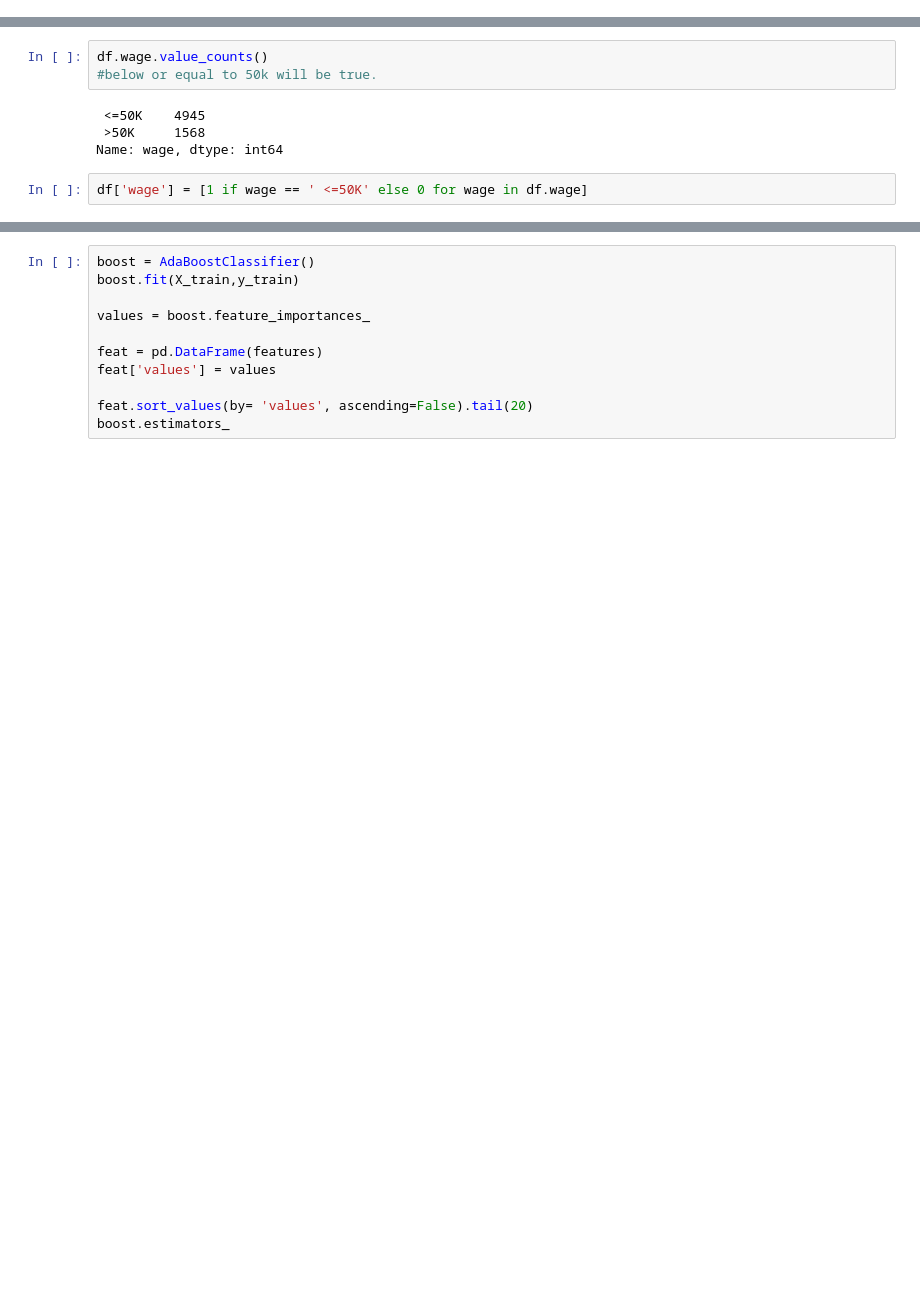
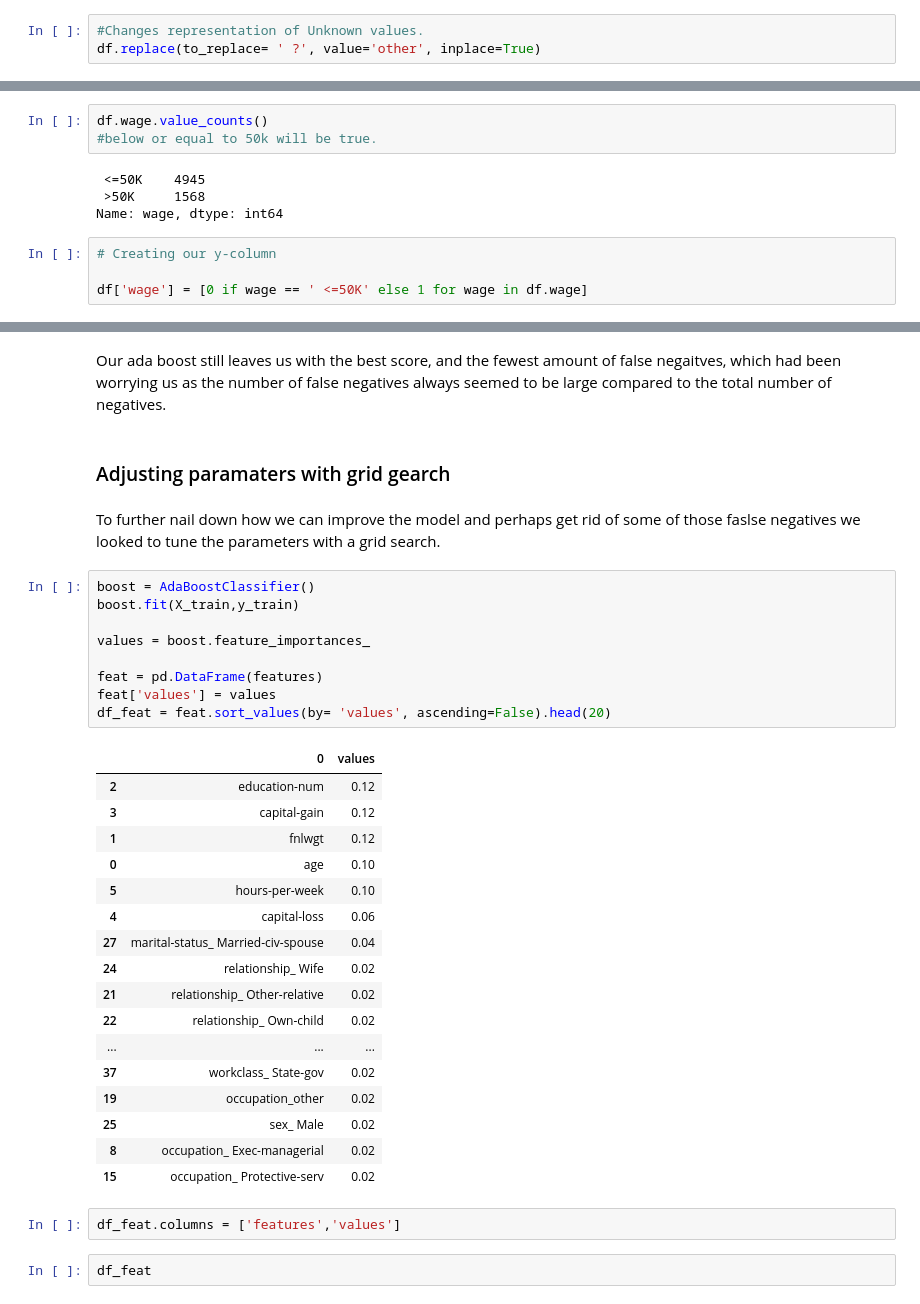
Before and after one commit to Stebaj/Team-GYM, a Jupyter notebook: hackathon-project.ipynb, the cells around one changed output, grey strips where cells are left out. Saved outputs shown, nothing was run; the diff lists cells and outputs as text; blank space fills up the shorter version.

```diff
--- a/hackathon-project.ipynb
+++ b/hackathon-project.ipynb
@@ -56,0 +74,3 @@ df.describe()
+# %%
+#Changes representation of Unknown values.
+df.replace(to_replace= ' ?', value='other', inplace=True)
@@ -173,7 +257,9 @@ df.wage.value_counts()
  >50K     1568
 Name: wage, dtype: int64
 # %%
-df['wage'] = [1 if wage == ' <=50K' else 0 for wage in df.wage]
+# Creating our y-column
+
+df['wage'] = [0 if wage == ' <=50K' else 1 for wage in df.wage]
 # %%
 df.wage.value_counts()
 # %% [output]
@@ -239,11 +410,37 @@ print(classification_report(y_val, predictions))
+# %% [markdown]
+Our ada boost still leaves us with the best score, and the fewest amount of false negaitves, which had been worrying us as the number of false negatives always seemed to be large compared to the total number of negatives.
+# %% [markdown]
+### Adjusting paramaters with grid gearch
+# %% [markdown]
+To further nail down how we can improve the model and perhaps get rid of some of those faslse negatives we looked to tune the parameters with a grid search.
 # %%
 boost = AdaBoostClassifier()
 boost.fit(X_train,y_train)
 
 values = boost.feature_importances_
 
 feat = pd.DataFrame(features)
 feat['values'] = values
-
-feat.sort_values(by= 'values', ascending=False).tail(20)
-boost.estimators_
+df_feat = feat.sort_values(by= 'values', ascending=False).head(20)
+# %% [output]
+|  | 0 | values |
+| 2 | education-num | 0.12 |
+| 3 | capital-gain | 0.12 |
+| 1 | fnlwgt | 0.12 |
+| 0 | age | 0.10 |
+| 5 | hours-per-week | 0.10 |
+| 4 | capital-loss | 0.06 |
+| 27 | marital-status_ Married-civ-spouse | 0.04 |
+| 24 | relationship_ Wife | 0.02 |
+| 21 | relationship_ Other-relative | 0.02 |
+| 22 | relationship_ Own-child | 0.02 |
+| ... | ... | ... |
+| 37 | workclass_ State-gov | 0.02 |
+| 19 | occupation_other | 0.02 |
+| 25 | sex_ Male | 0.02 |
+| 8 | occupation_ Exec-managerial | 0.02 |
+| 15 | occupation_ Protective-serv | 0.02 |
+# %%
+df_feat.columns = ['features','values']
+# %%
+df_feat
```
Also changed, not shown: parts of 64 cells of this notebook, 1 other file.
